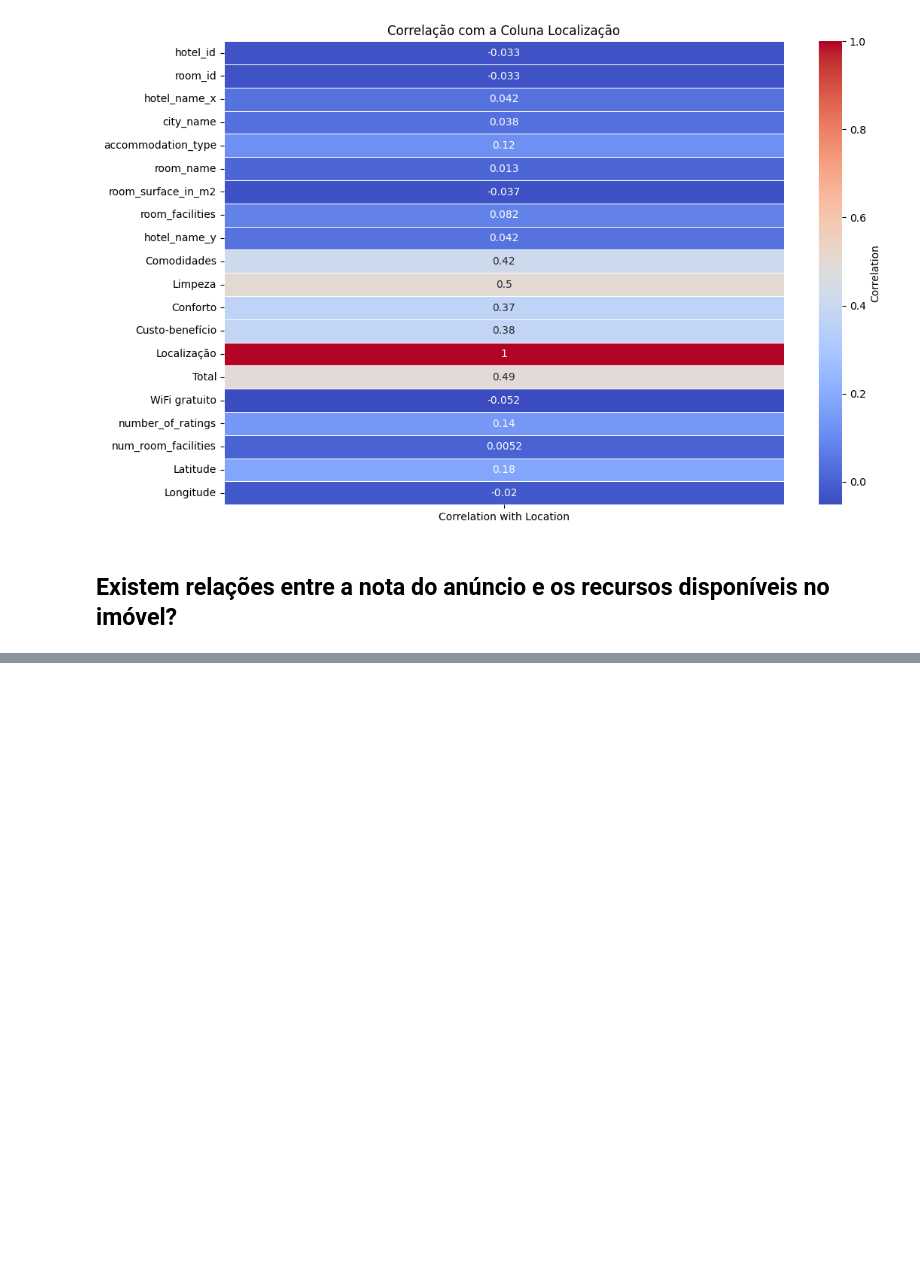
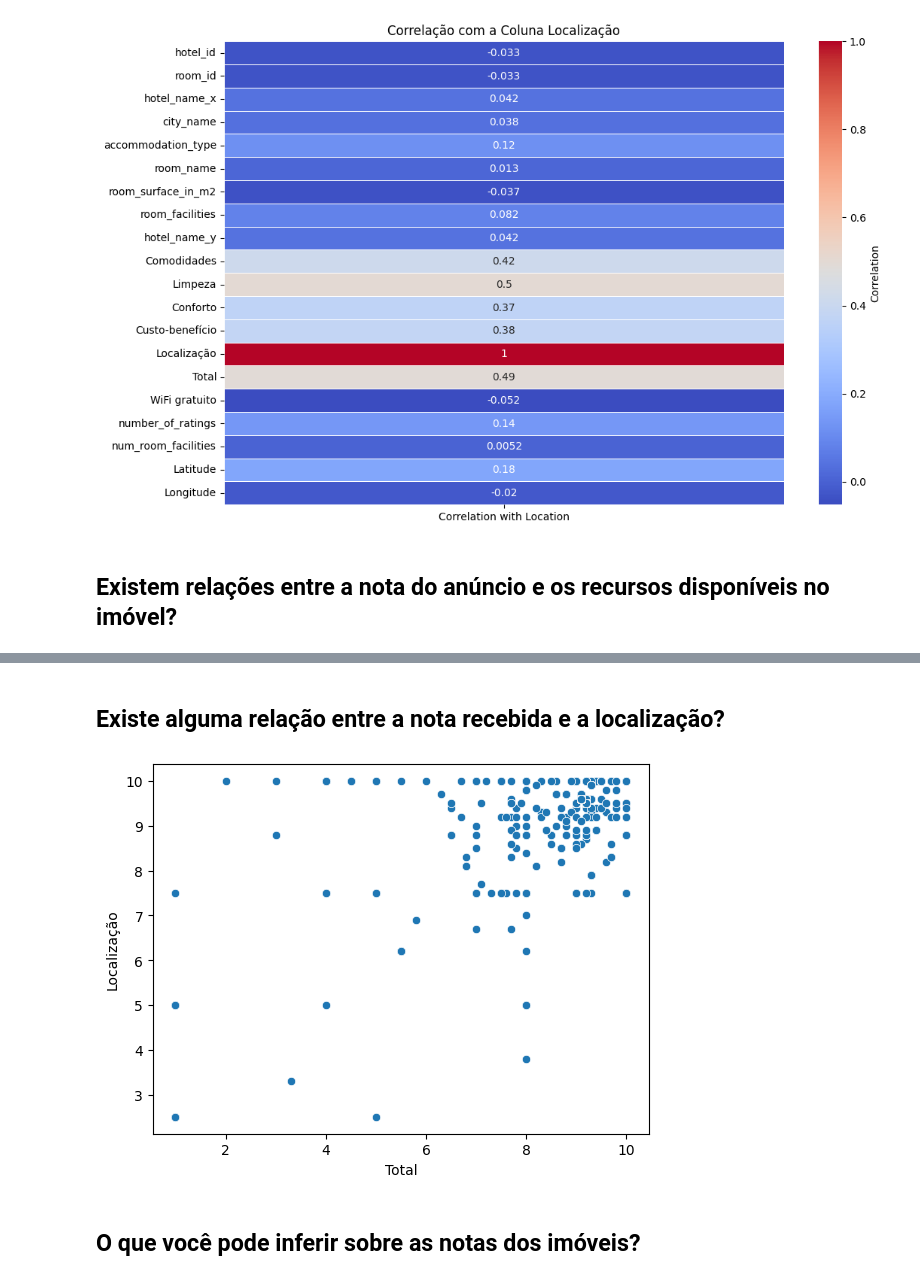
Before and after one commit to JoaoADAP/seazone-data-challenge, a Jupyter notebook: seazone-data-challenge.ipynb, the cells around one changed output, grey strips where cells are left out. Saved outputs shown, nothing was run; the diff lists cells and outputs as text; code cells hidden in the pictures; blank space fills up the shorter version.

```diff
--- a/seazone-data-challenge.ipynb
+++ b/seazone-data-challenge.ipynb
@@ -376,0 +309,12 @@ plt.show()
+# %% [markdown]
+## Existe alguma relação entre a nota recebida e a localização?
+# %%
+correlation = imoveis_corr[['Total', 'Localização']].corr()      #Relaçao entre o número de facilities do apartamento com a nota
+#sns.scatterplot(data=imoveis_corr, y='Total', x='Localização')
+sns.scatterplot(data=imoveis_corr, y='Localização', x='Total')
+
+plt.show()
+# %% [output]
+[figure, added]
+# %% [markdown]
+## O que você pode inferir sobre as notas dos imóveis?
```
Also changed, not shown: parts of 18 cells of this notebook.
